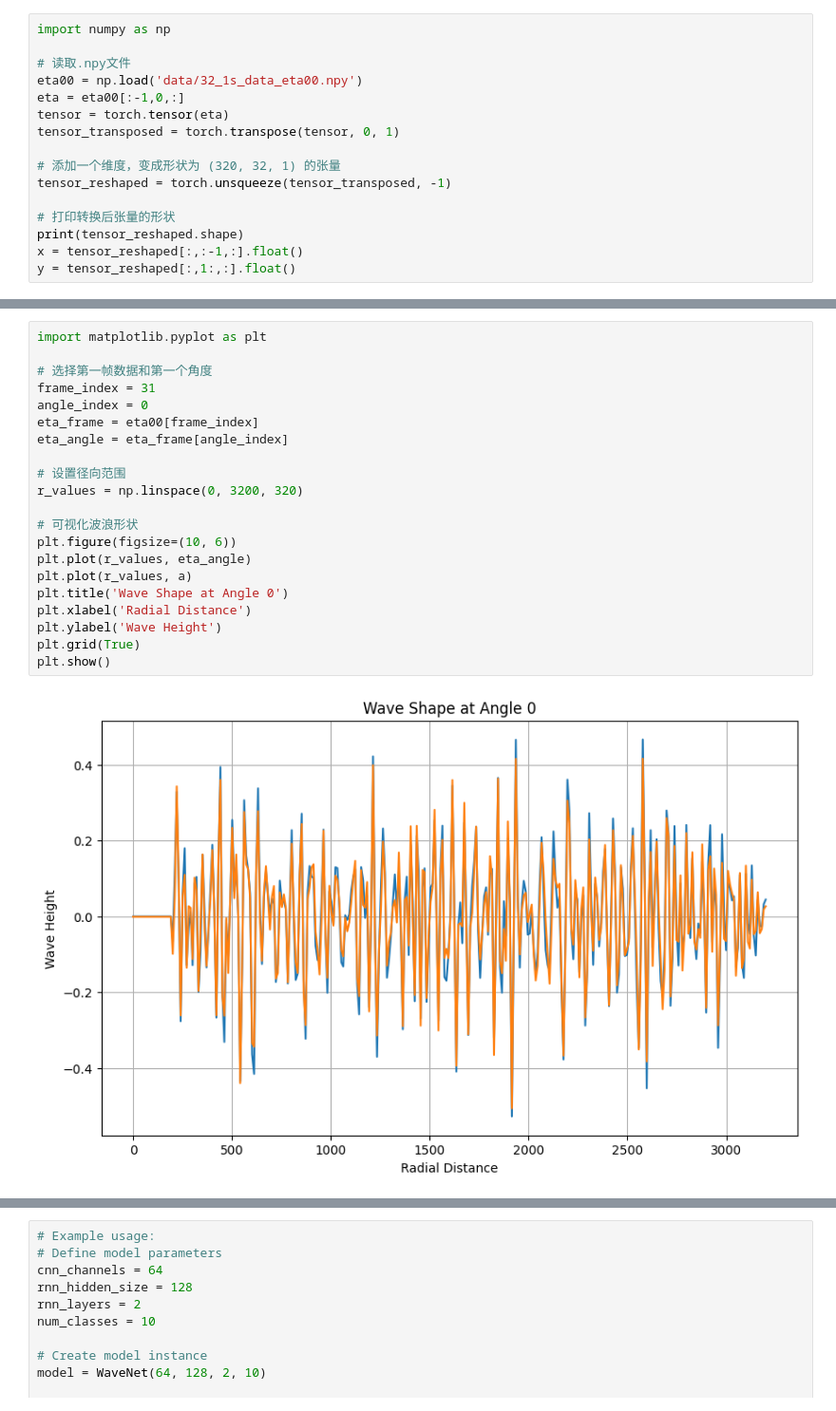
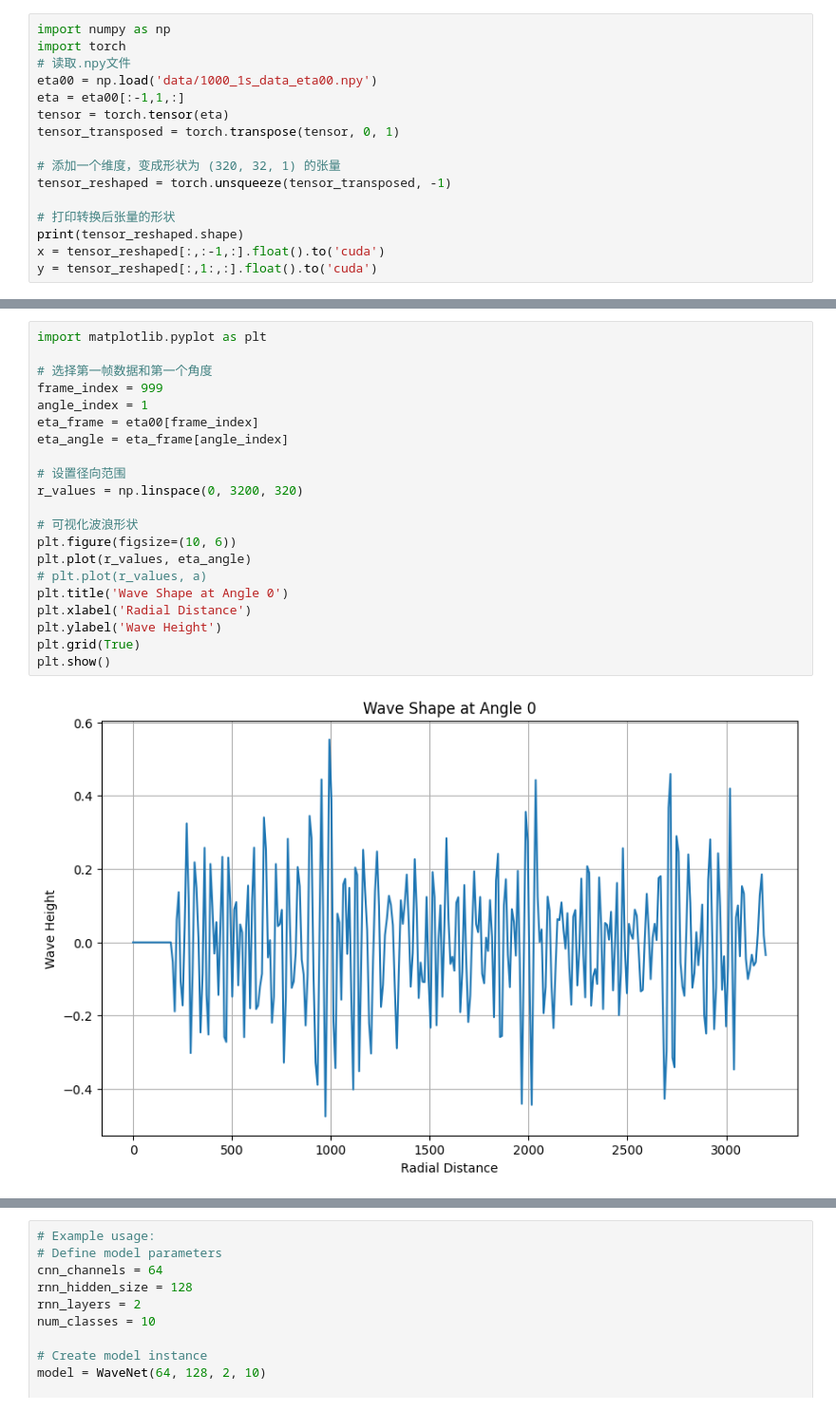
Before and after one commit to ChengJunJunJun/Graduation_Project, a Jupyter notebook: Graduation_design_main_project/debug.ipynb, the cells around one changed output, grey strips where cells are left out. Shown: that part at 95% size. Saved outputs shown, nothing was run; the diff lists cells and outputs as text.

```diff
--- a/Graduation_design_main_project/debug.ipynb
+++ b/Graduation_design_main_project/debug.ipynb
@@ -38,9 +8,9 @@ def seq_data_iter_random(corpus, batch_size, num_steps):  #@save
 # %%
 import numpy as np
-
+import torch
 # 读取.npy文件
-eta00 = np.load('data/32_1s_data_eta00.npy')
-eta = eta00[:-1,0,:]
+eta00 = np.load('data/1000_1s_data_eta00.npy')
+eta = eta00[:-1,1,:]
 tensor = torch.tensor(eta)
 tensor_transposed = torch.transpose(tensor, 0, 1)
 
@@ -49,6 +19,6 @@ tensor_reshaped = torch.unsqueeze(tensor_transposed, -1)
 
 # 打印转换后张量的形状
 print(tensor_reshaped.shape)
-x = tensor_reshaped[:,:-1,:].float()
-y = tensor_reshaped[:,1:,:].float()
+x = tensor_reshaped[:,:-1,:].float().to('cuda')
+y = tensor_reshaped[:,1:,:].float().to('cuda')
 # %% [output]
@@ -130,23 +83,23 @@ a = pred.view(320).detach().numpy()
 # %%
 import matplotlib.pyplot as plt
 
 # 选择第一帧数据和第一个角度
-frame_index = 31
-angle_index = 0
+frame_index = 999
+angle_index = 1
 eta_frame = eta00[frame_index]
 eta_angle = eta_frame[angle_index]
 
 # 设置径向范围
 r_values = np.linspace(0, 3200, 320)
 
 # 可视化波浪形状
 plt.figure(figsize=(10, 6))
 plt.plot(r_values, eta_angle)
-plt.plot(r_values, a)
+# plt.plot(r_values, a)
 plt.title('Wave Shape at Angle 0')
 plt.xlabel('Radial Distance')
 plt.ylabel('Wave Height')
 plt.grid(True)
 plt.show()
 # %% [output]
-[figure, old version]
+[figure, new version]
```
Also changed, not shown: parts of 13 cells of this notebook, 2 other files.
